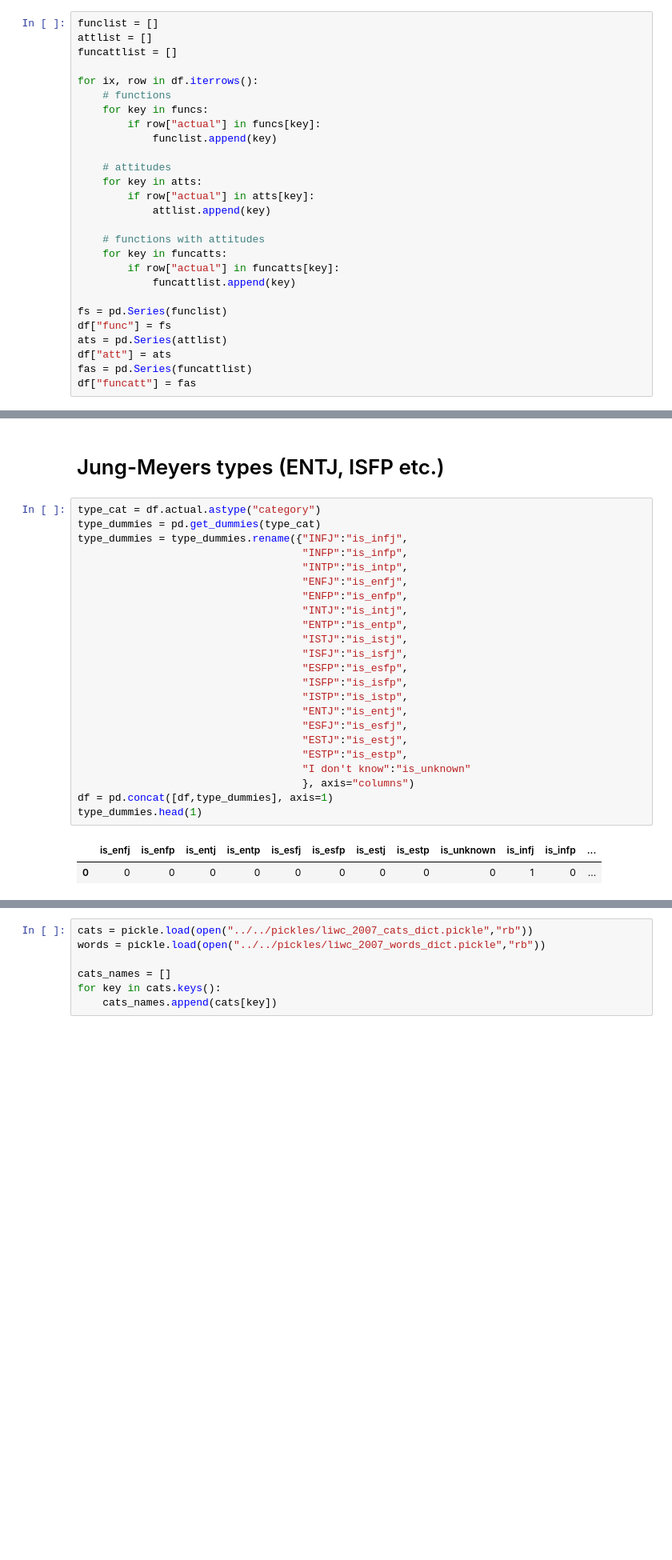
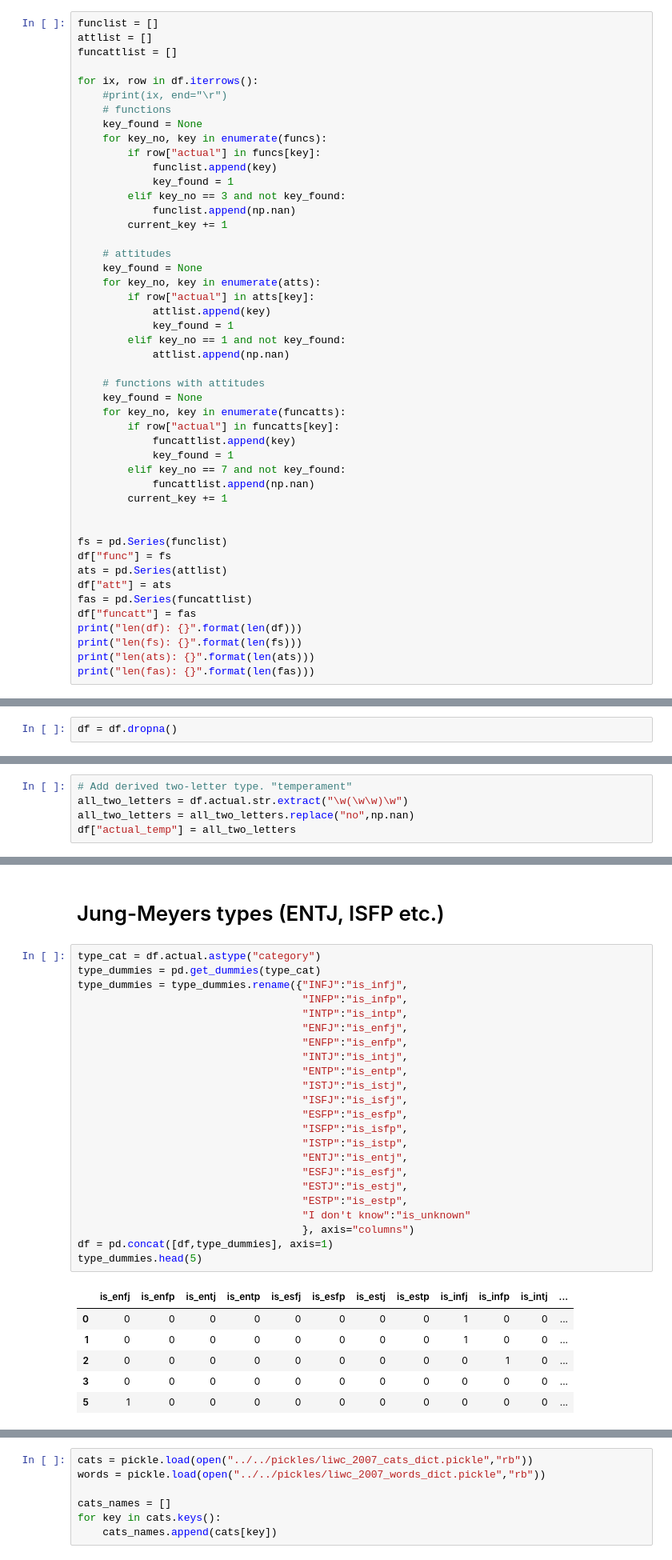
Before and after one commit to mattiasostmar/typealyzer-dataset-explorative-analytics, a Jupyter notebook: notebooks/preprocessing/enrich_typealyzer_survey_data.ipynb, the cells around one changed output, grey strips where cells are left out. Shown at 80% size. Saved outputs shown, nothing was run; the diff lists cells and outputs as text; blank space fills up the shorter version.

```diff
--- a/notebooks/preprocessing/enrich_typealyzer_survey_data.ipynb
+++ b/notebooks/preprocessing/enrich_typealyzer_survey_data.ipynb
@@ -108,20 +121,36 @@ attlist = []
 funcattlist = []
 
 for ix, row in df.iterrows():
+    #print(ix, end="\r")
     # functions
-    for key in funcs:
+    key_found = None
+    for key_no, key in enumerate(funcs):
         if row["actual"] in funcs[key]:
             funclist.append(key)
+            key_found = 1
+        elif key_no == 3 and not key_found:
+            funclist.append(np.nan)
+        current_key += 1
 
     # attitudes
-    for key in atts:
+    key_found = None
+    for key_no, key in enumerate(atts):
         if row["actual"] in atts[key]:
             attlist.append(key)
+            key_found = 1
+        elif key_no == 1 and not key_found:
+            attlist.append(np.nan)
 
     # functions with attitudes
-    for key in funcatts:
+    key_found = None
+    for key_no, key in enumerate(funcatts):
         if row["actual"] in funcatts[key]:
             funcattlist.append(key)
+            key_found = 1
+        elif key_no == 7 and not key_found:
+            funcattlist.append(np.nan)
+        current_key += 1
+
 
 fs = pd.Series(funclist)
 df["func"] = fs
@@ -129,3 +158,7 @@ ats = pd.Series(attlist)
 df["att"] = ats
 fas = pd.Series(funcattlist)
 df["funcatt"] = fas
+print("len(df): {}".format(len(df)))
+print("len(fs): {}".format(len(fs)))
+print("len(ats): {}".format(len(ats)))
+print("len(fas): {}".format(len(fas)))
@@ -131,0 +174,2 @@ df["funcatt"] = fas
+# %%
+df = df.dropna()
@@ -132,3 +182,8 @@ df["funcatt"] = fas
+# %%
+# Add derived two-letter type. "temperament"
+all_two_letters = df.actual.str.extract("\w(\w\w)\w")
+all_two_letters = all_two_letters.replace("no",np.nan)
+df["actual_temp"] = all_two_letters
 # %% [markdown]
 # Create 1-hot categorical dummies for Jungian categories
 # %% [markdown]
@@ -180,29 +247,33 @@ funcatt_dummies.head(1)
 # %%
 type_cat = df.actual.astype("category")
 type_dummies = pd.get_dummies(type_cat)
 type_dummies = type_dummies.rename({"INFJ":"is_infj",
                                     "INFP":"is_infp",
                                     "INTP":"is_intp",
                                     "ENFJ":"is_enfj",
                                     "ENFP":"is_enfp",
                                     "INTJ":"is_intj",
                                     "ENTP":"is_entp",
                                     "ISTJ":"is_istj",
                                     "ISFJ":"is_isfj",
                                     "ESFP":"is_esfp",
                                     "ISFP":"is_isfp",
                                     "ISTP":"is_istp",
                                     "ENTJ":"is_entj",
                                     "ESFJ":"is_esfj",
                                     "ESTJ":"is_estj",
                                     "ESTP":"is_estp",
                                     "I don't know":"is_unknown"
                                     }, axis="columns")
 df = pd.concat([df,type_dummies], axis=1)
-type_dummies.head(1)
+type_dummies.head(5)
 # %% [output]
-|  | is_enfj | is_enfp | is_entj | is_entp | is_esfj | is_esfp | is_estj | is_estp | is_unknown | is_infj | is_infp | ... |
-| 0 | 0 | 0 | 0 | 0 | 0 | 0 | 0 | 0 | 0 | 1 | 0 | ... |
+|  | is_enfj | is_enfp | is_entj | is_entp | is_esfj | is_esfp | is_estj | is_estp | is_infj | is_infp | is_intj | ... |
+| 0 | 0 | 0 | 0 | 0 | 0 | 0 | 0 | 0 | 1 | 0 | 0 | ... |
+| 1 | 0 | 0 | 0 | 0 | 0 | 0 | 0 | 0 | 1 | 0 | 0 | ... |
+| 2 | 0 | 0 | 0 | 0 | 0 | 0 | 0 | 0 | 0 | 1 | 0 | ... |
+| 3 | 0 | 0 | 0 | 0 | 0 | 0 | 0 | 0 | 0 | 0 | 0 | ... |
+| 5 | 1 | 0 | 0 | 0 | 0 | 0 | 0 | 0 | 0 | 0 | 0 | ... |
 # %% [markdown]
 # James Pennebakers LIWC 2007
 
```
Also changed, not shown: parts of 19 cells of this notebook, 1 other file.
